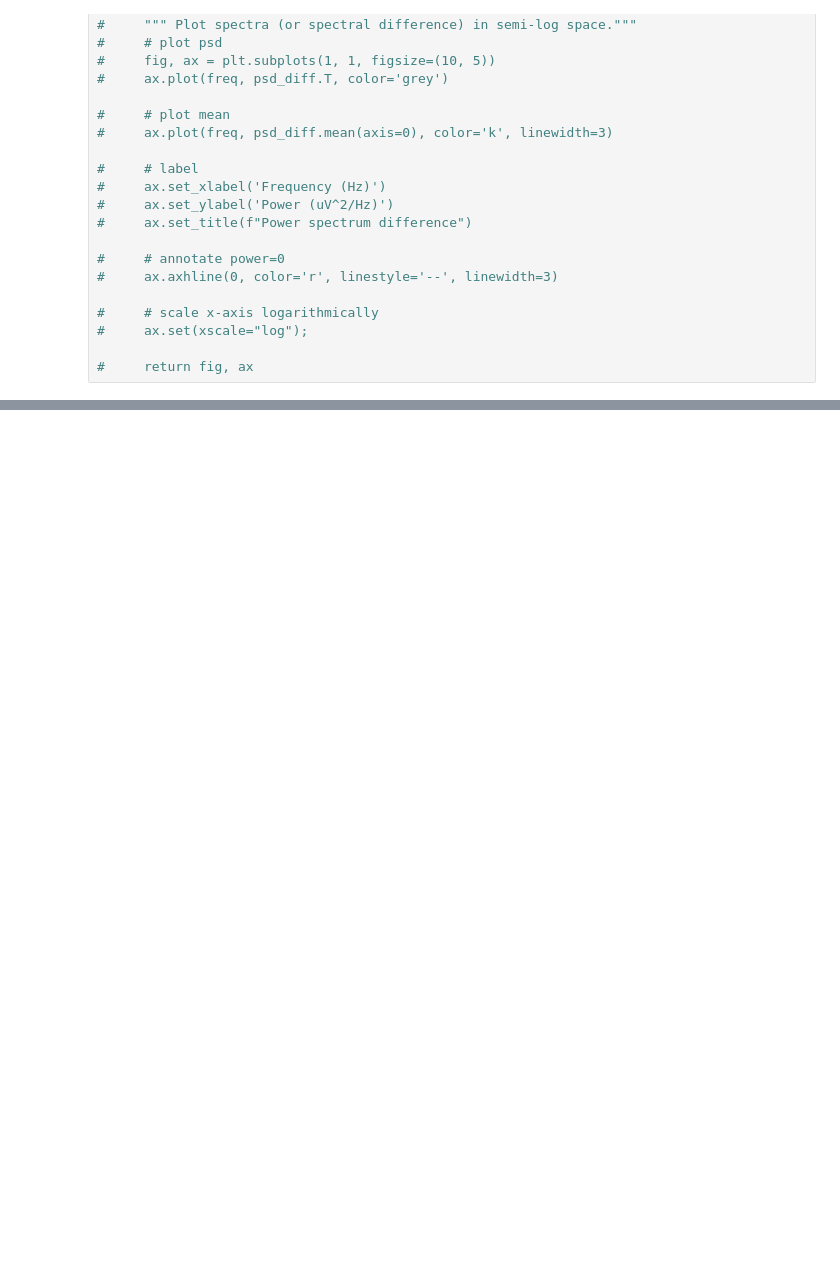
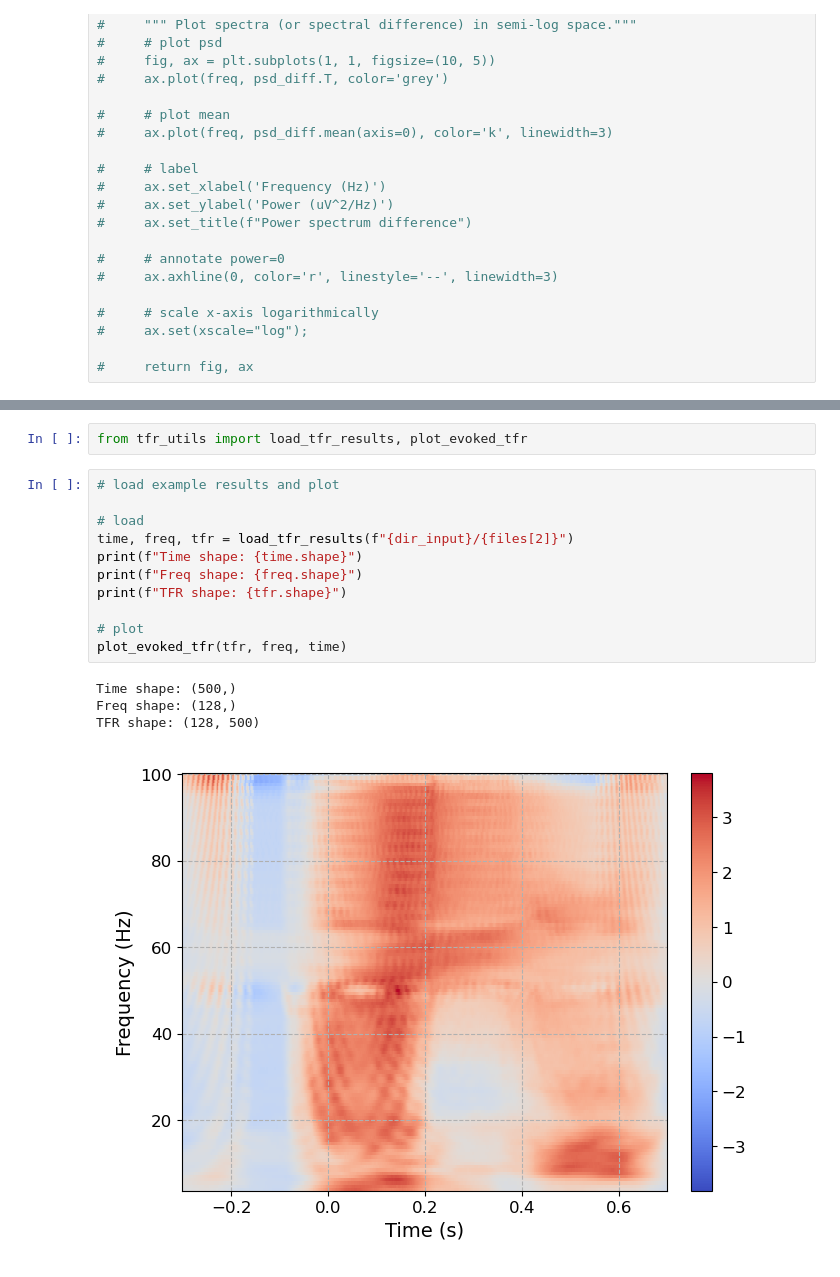
Before and after one commit to voytekresearch/v1_v4_1024_elec, a Jupyter notebook: notebooks/plotting/plot_spectra.ipynb, the cells around one changed output, grey strips where cells are left out. Cells and saved outputs as stored; diff of their text form; blank space fills up the shorter version.

```diff
--- a/notebooks/plotting/plot_spectra.ipynb
+++ b/notebooks/plotting/plot_spectra.ipynb
@@ -215,0 +219,18 @@ plot_psd_diff(freq, psd_diff)
+# %%
+from tfr_utils import load_tfr_results, plot_evoked_tfr
+# %%
+# load example results and plot
+
+# load
+time, freq, tfr = load_tfr_results(f"{dir_input}/{files[2]}")
+print(f"Time shape: {time.shape}")
+print(f"Freq shape: {freq.shape}")
+print(f"TFR shape: {tfr.shape}")
+
+# plot
+plot_evoked_tfr(tfr, freq, time)
+# %% [output]
+Time shape: (500,)
+Freq shape: (128,)
+TFR shape: (128, 500)
+[figure, added]
```
Also changed, not shown: parts of 12 cells of this notebook.
